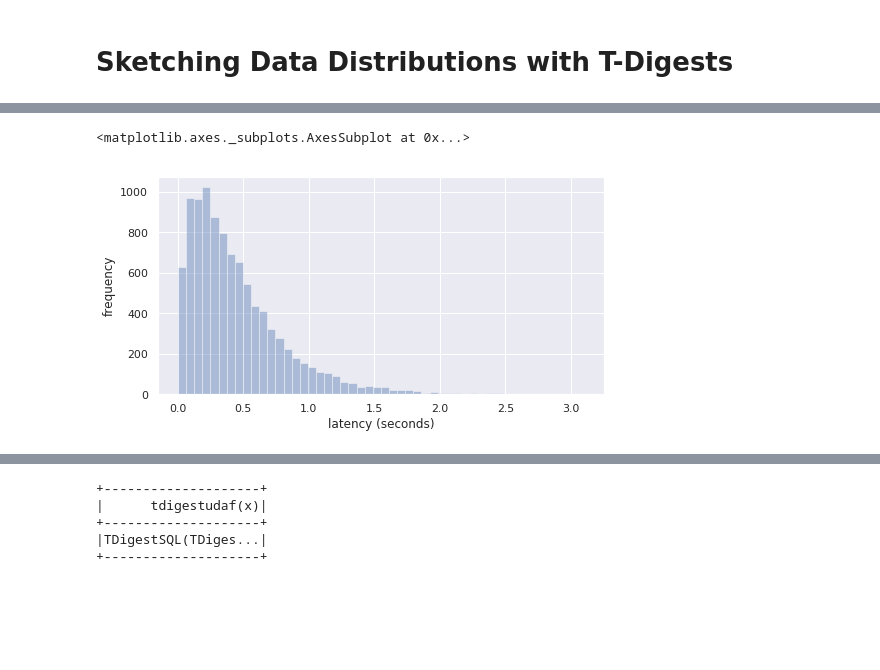
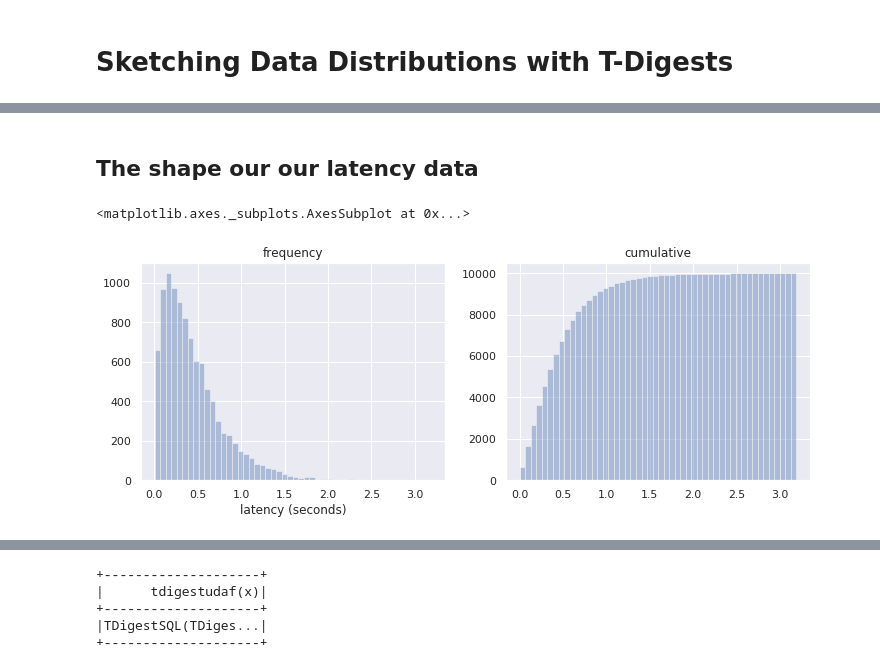
Before and after one commit to erikerlandson/t-digests-devconf-us-2018, a Jupyter notebook: SketchingDataDistributionsWithTDigest.ipynb, the cells around one changed output, grey strips where cells are left out. Cells and saved outputs as stored; diff of their text form; code cells hidden in the pictures; blank space fills up the shorter version.

```diff
--- a/SketchingDataDistributionsWithTDigest.ipynb
+++ b/SketchingDataDistributionsWithTDigest.ipynb
@@ -32,10 +34,14 @@ data.show(5)
 only showing top 5 rows
+# %% [markdown]
+## The shape our our latency data
 # %%
-fig, ax = plt.subplots()
-fig.set_size_inches(8, 4)
-ax.axes.xaxis.set_label_text("latency (seconds)")
-ax.axes.yaxis.set_label_text("frequency")
-sns.distplot(raw, kde=False, ax=ax)
+fig, ax = plt.subplots(ncols=2)
+fig.set_size_inches(12, 4)
+ax[0].axes.xaxis.set_label_text("latency (seconds)")
+ax[0].axes.set_title("frequency")
+ax[1].axes.set_title("cumulative")
+sns.distplot(raw, kde=False, ax=ax[0])
+sns.distplot(raw, kde=False, hist_kws={'cumulative': True}, ax=ax[1])
 # %% [output]
 <matplotlib.axes._subplots.AxesSubplot at 0x...>
-[figure, old version]
+[figure, new version]
```
Also changed, not shown: parts of 15 cells of this notebook.
